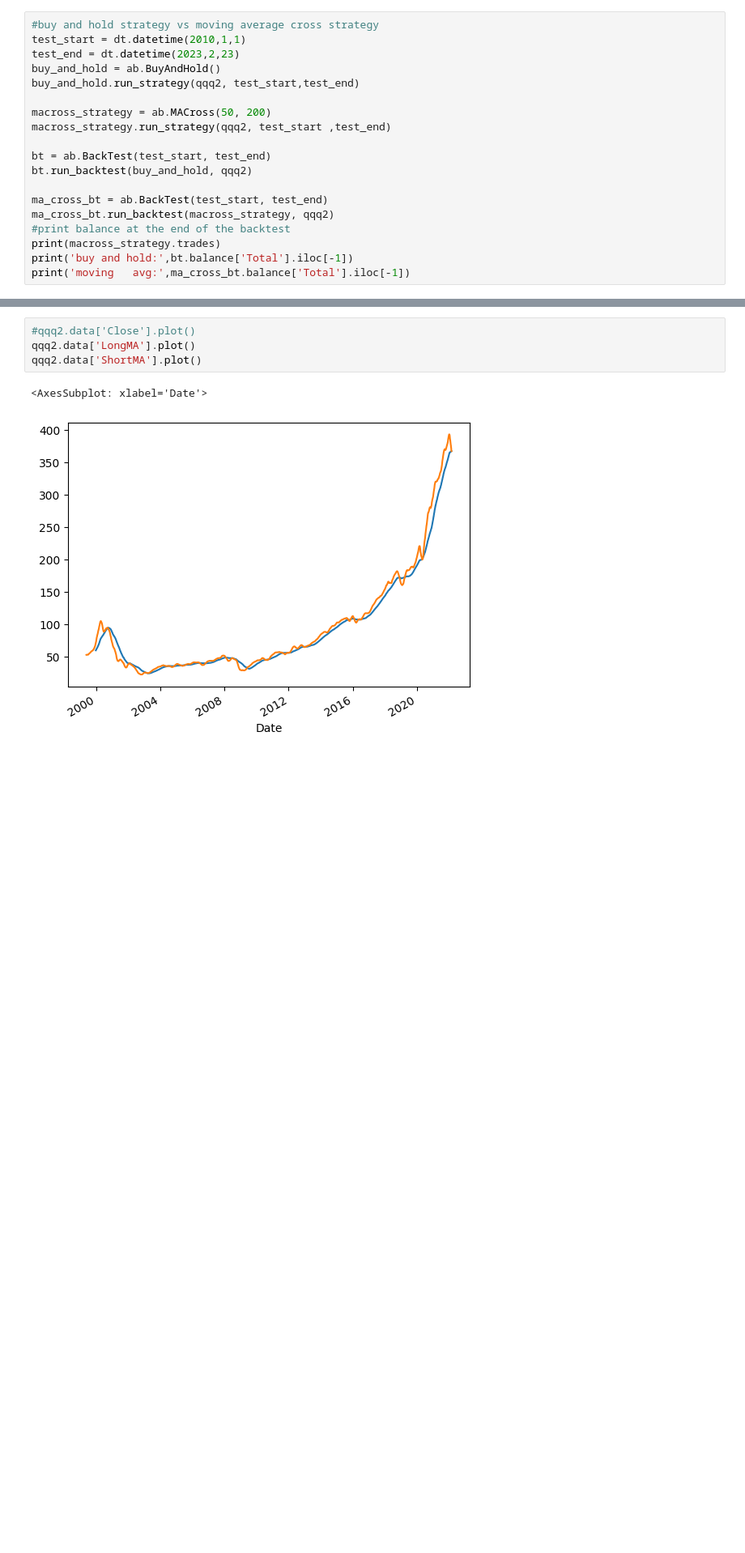
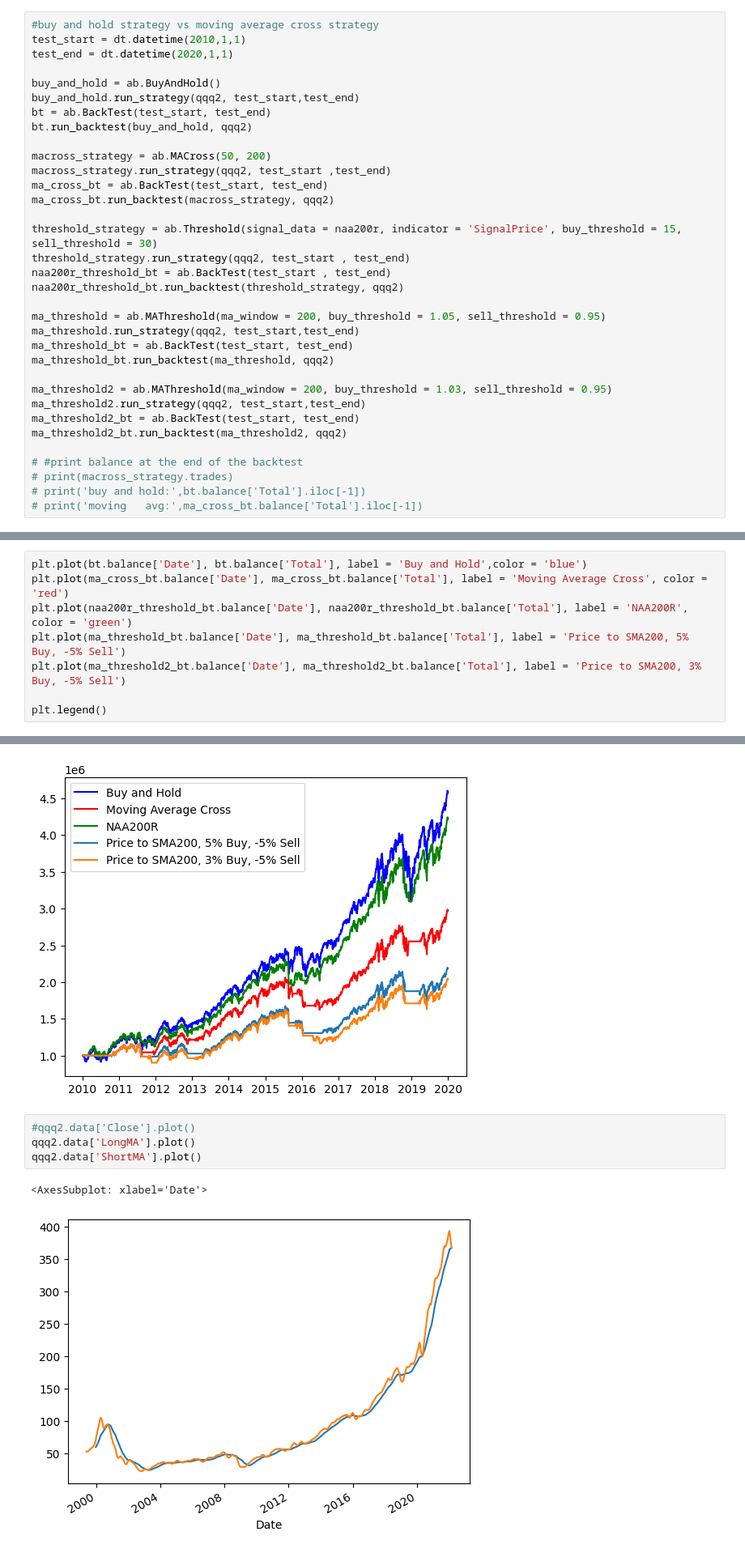
Before and after one commit to sylviawusyl/backtesting, a Jupyter notebook: Ab_test.ipynb, the cells around one changed output, grey strips where cells are left out. Shown at 81% size. Drawn from its saved outputs; the diff is of its cells as text; blank space fills up the shorter version.

Commit message:
fix start and end data, add performance summary, add new sma200 strategy

```diff
--- a/Ab_test.ipynb
+++ b/Ab_test.ipynb
@@ -14,19 +17,34 @@ qqq2.get_data_from_yfinance('QQQ', sd, ed)
 # %%
 #buy and hold strategy vs moving average cross strategy
 test_start = dt.datetime(2010,1,1)
-test_end = dt.datetime(2023,2,23)
+test_end = dt.datetime(2020,1,1)
+
 buy_and_hold = ab.BuyAndHold()
 buy_and_hold.run_strategy(qqq2, test_start,test_end)
+bt = ab.BackTest(test_start, test_end)
+bt.run_backtest(buy_and_hold, qqq2)
 
 macross_strategy = ab.MACross(50, 200)
 macross_strategy.run_strategy(qqq2, test_start ,test_end)
-
-bt = ab.BackTest(test_start, test_end)
-bt.run_backtest(buy_and_hold, qqq2)
-
 ma_cross_bt = ab.BackTest(test_start, test_end)
 ma_cross_bt.run_backtest(macross_strategy, qqq2)
-#print balance at the end of the backtest
-print(macross_strategy.trades)
-print('buy and hold:',bt.balance['Total'].iloc[-1])
-print('moving   avg:',ma_cross_bt.balance['Total'].iloc[-1])
+
+threshold_strategy = ab.Threshold(signal_data = naa200r, indicator = 'SignalPrice', buy_threshold = 15, sell_threshold = 30)
+threshold_strategy.run_strategy(qqq2, test_start , test_end)
+naa200r_threshold_bt = ab.BackTest(test_start , test_end)
+naa200r_threshold_bt.run_backtest(threshold_strategy, qqq2)
+
+ma_threshold = ab.MAThreshold(ma_window = 200, buy_threshold = 1.05, sell_threshold = 0.95)
+ma_threshold.run_strategy(qqq2, test_start,test_end)
+ma_threshold_bt = ab.BackTest(test_start, test_end)
+ma_threshold_bt.run_backtest(ma_threshold, qqq2)
+
+ma_threshold2 = ab.MAThreshold(ma_window = 200, buy_threshold = 1.03, sell_threshold = 0.95)
+ma_threshold2.run_strategy(qqq2, test_start,test_end)
+ma_threshold2_bt = ab.BackTest(test_start, test_end)
+ma_threshold2_bt.run_backtest(ma_threshold2, qqq2)
+
+# #print balance at the end of the backtest
+# print(macross_strategy.trades)
+# print('buy and hold:',bt.balance['Total'].iloc[-1])
+# print('moving   avg:',ma_cross_bt.balance['Total'].iloc[-1])
@@ -59,0 +75,9 @@ threshold_strategy.trades
+# %%
+plt.plot(bt.balance['Date'], bt.balance['Total'], label = 'Buy and Hold',color = 'blue')
+plt.plot(ma_cross_bt.balance['Date'], ma_cross_bt.balance['Total'], label = 'Moving Average Cross', color = 'red')
+plt.plot(naa200r_threshold_bt.balance['Date'], naa200r_threshold_bt.balance['Total'], label = 'NAA200R', color = 'green')
+plt.plot(ma_threshold_bt.balance['Date'], ma_threshold_bt.balance['Total'], label = 'Price to SMA200, 5% Buy, -5% Sell')
+plt.plot(ma_threshold2_bt.balance['Date'], ma_threshold2_bt.balance['Total'], label = 'Price to SMA200, 3% Buy, -5% Sell')
+
+plt.legend()
+# %% [output]
@@ -60,3 +85,4 @@ threshold_strategy.trades
+[figure, added]
 # %%
 #qqq2.data['Close'].plot()
 qqq2.data['LongMA'].plot()
```
Also changed, not shown: parts of 7 cells of this notebook, 1 other file.
